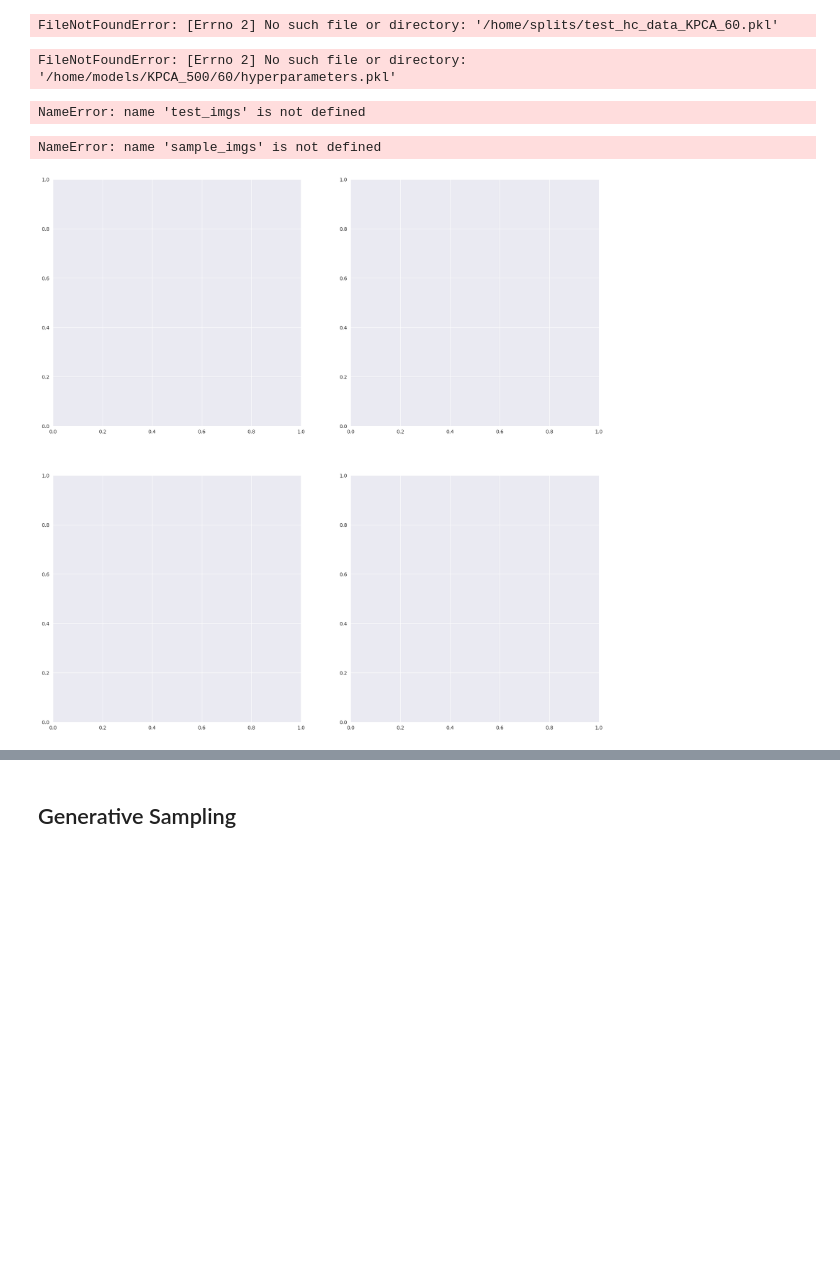
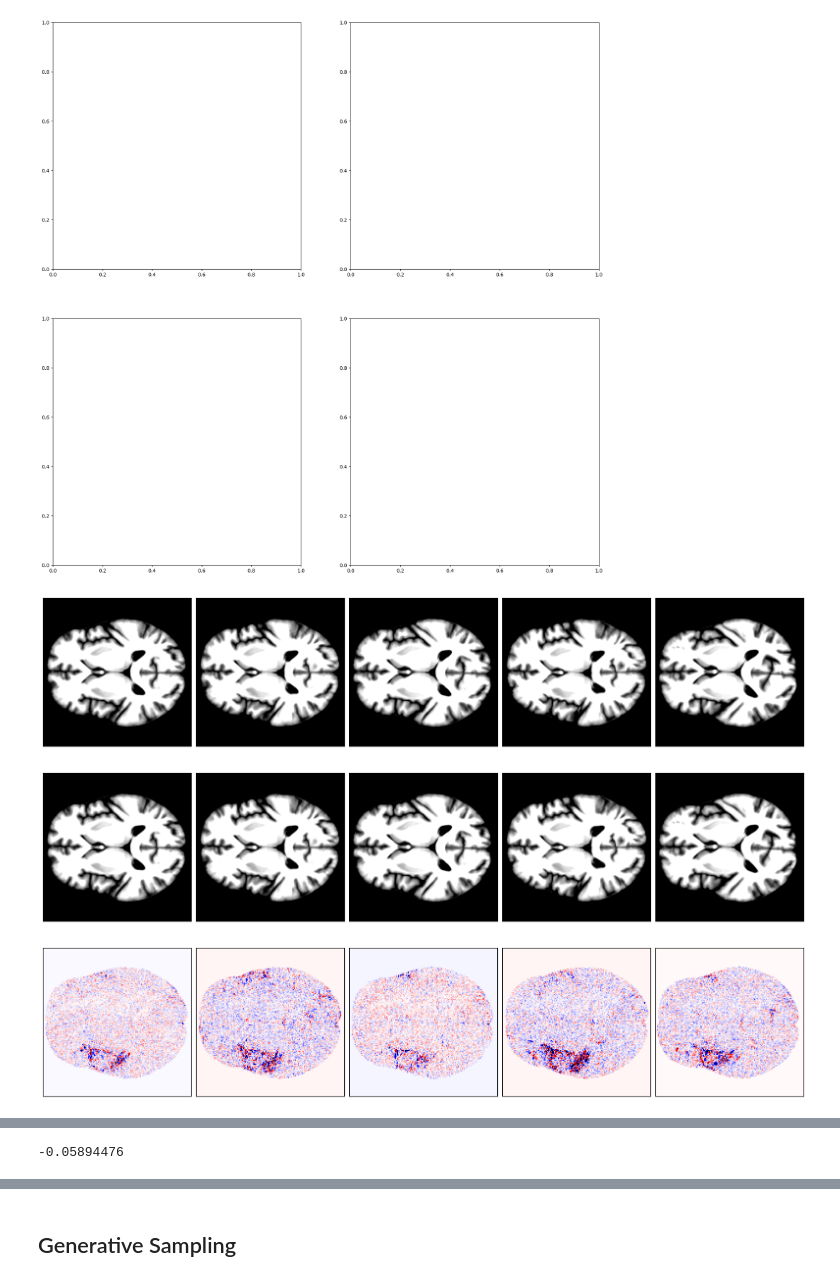
Before and after one commit to Liteknight/CounterBias, a Jupyter notebook: 04_Test.ipynb, the cells around one changed output, grey strips where cells are left out. Cells and saved outputs as stored; diff of their text form; code cells hidden in the pictures; blank space fills up the shorter version.

```diff
--- a/04_Test.ipynb
+++ b/04_Test.ipynb
@@ -3,15 +3,15 @@ import os, sys
 from pathlib import Path
 import torch
 
-macaw_path = Path(os.getcwd()).parent.parent.parent
+macaw_path = Path(os.getcwd())
 sys.path.append(str(macaw_path) +'/')
 
 ncomps = 60
-model_comps =500
+model_comps = 500
 dr_method = 'KPCA'
 
 
-test_path = train_path = macaw_path/'splits'/f'test_hc_data_KPCA_{ncomps}.pkl'
+test_path = train_path = macaw_path/'splits'/f'test_hc_data_KPCA_{model_comps}.pkl'
 model_base_path = macaw_path/'models'/f'{dr_method}_{model_comps}'/f'{ncomps}'
 # %%
 import pickle
@@ -25,8 +25,6 @@ test_imgs = test['imgs']
 
 encoded_data = test['encoded_data']
 kpca = test['kpca']
-# %% [output]
-FileNotFoundError: [Errno 2] No such file or directory: '/home/splits/test_hc_data_KPCA_60.pkl'
 # %%
 with open(model_base_path/'hyperparameters.pkl', 'rb') as f:
     hp = pickle.load(f)
@@ -36,8 +34,6 @@ nevecs= hp['nevecs']
 nbasecomps= hp['nbasecomps']
 ncauses= hp['ncauses']
 crop_size= hp['crop_size']
-# %% [output]
-FileNotFoundError: [Errno 2] No such file or directory: '/home/models/KPCA_500/60/hyperparameters.pkl'
 # %%
 import torchvision.transforms.functional as F
 import matplotlib.pyplot as plt
@@ -56,20 +52,20 @@ def recons(age,bmi,latents, latent_offset=0):
 sample_imgs = test_imgs[:5,:]
 t = kpca.transform(sample_imgs)
 X_recon = kpca.inverse_transform(t)
-# %% [output]
-NameError: name 'test_imgs' is not defined
 # %%
 import utils.visualize as vis
 
 plt.rcParams["figure.figsize"] = 20,5
 
 fig, axs = plt.subplots(nrows=2, ncols=2, figsize=(20,20))
 diff = sample_imgs - X_recon
 rr = X_recon + diff
 fig = vis.img_grid([np.rot90(d.reshape(crop_size,crop_size)) for d in sample_imgs], clim=(0,1), cols=5)
 fig = vis.img_grid([np.rot90(d.reshape(crop_size,crop_size)) for d in X_recon], clim=(0,1), cols=5)
-fig = vis.img_grid([np.rot90(d.reshape(crop_size,crop_size)) for d in diff], clim=(-1,1), cols=5, cmap='seismic')
+fig = vis.img_grid([np.rot90(d.reshape(crop_size,crop_size)) for d in diff], clim=(-.01,.01), cols=5, cmap='seismic')
 fig = vis.img_grid([np.rot90(d.reshape(crop_size,crop_size)) for d in rr], clim=(0,1), cols=5)
 # %% [output]
-NameError: name 'sample_imgs' is not defined
-[figure, old version]
+[figure, new version]
+[figure, added]
+[figure, added]
+[figure, added]
@@ -76,3 +73,7 @@ NameError: name 'sample_imgs' is not defined
+# %%
+print(diff.min())
+# %% [output]
+-0.05894476
 # %%
 import seaborn as sns
 
```
Also changed, not shown: parts of 4 cells of this notebook, 21 other files.
